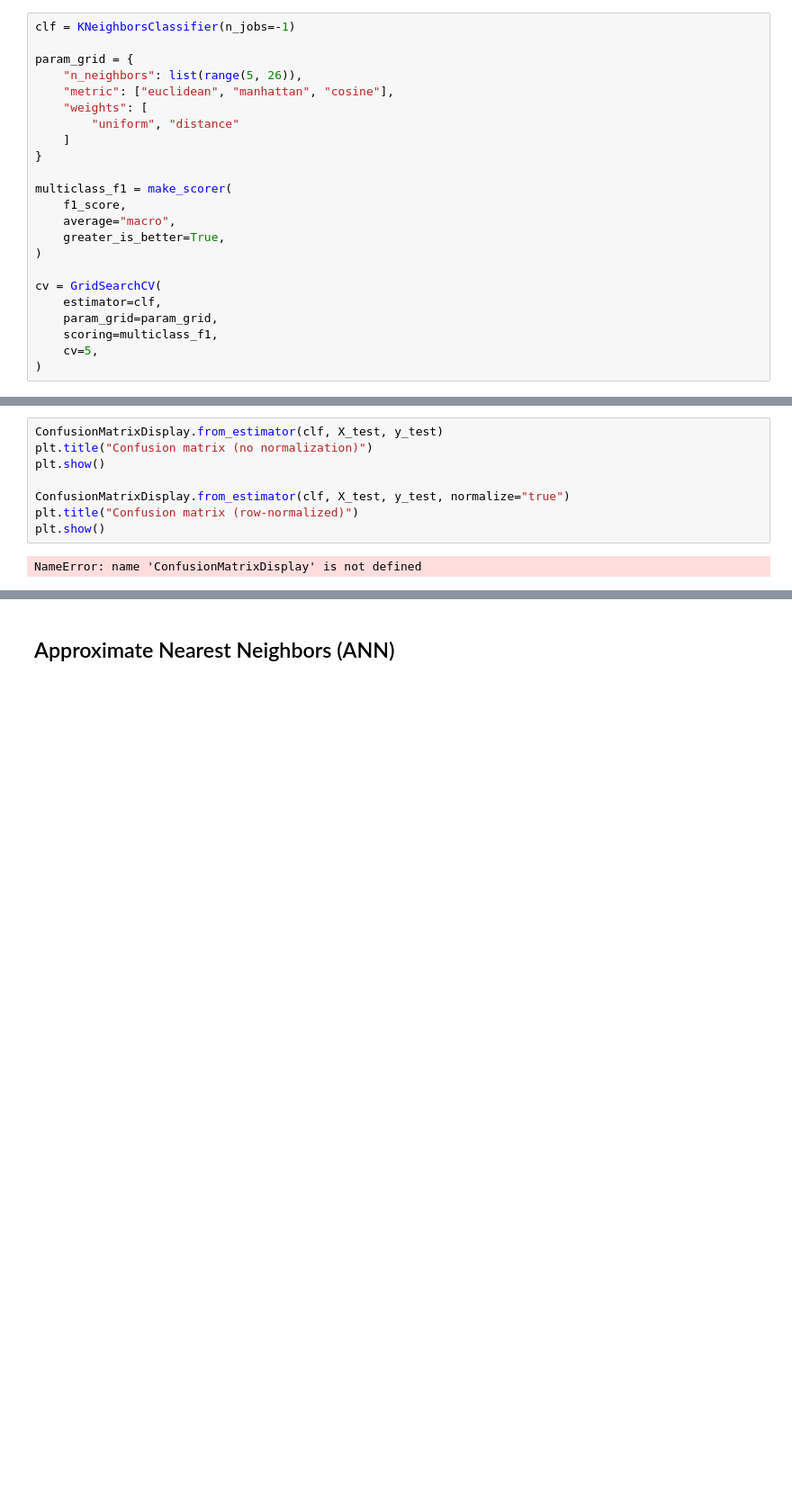
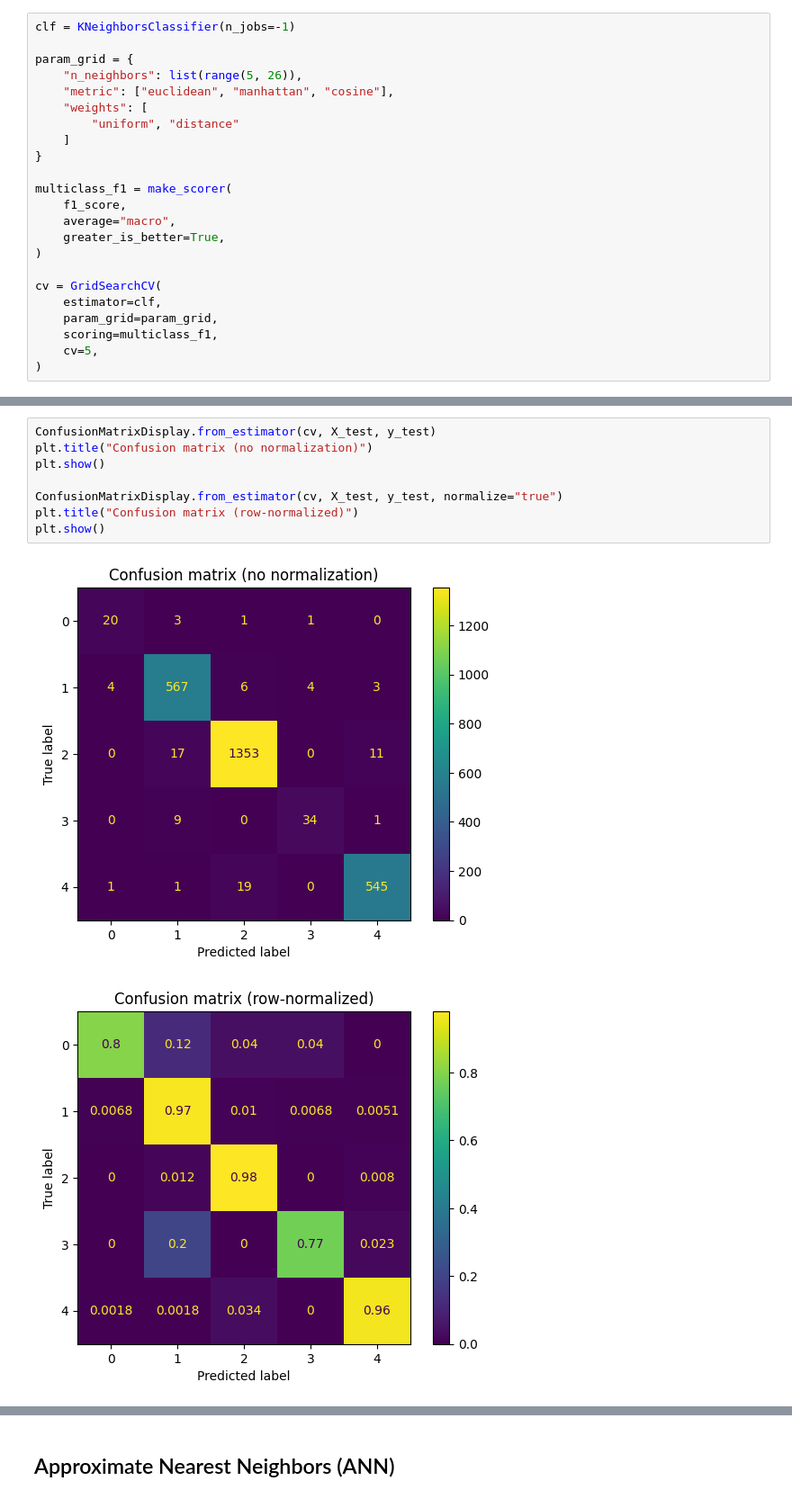
Before and after one commit to treska03/PUMY, a Jupyter notebook: lab2/notebook.ipynb, the cells around one changed output, grey strips where cells are left out. Shown: that part at 90% size. Drawn from its saved outputs; the diff is of its cells as text; blank space fills up the shorter version.

```diff
--- a/lab2/notebook.ipynb
+++ b/lab2/notebook.ipynb
@@ -316,12 +316,13 @@ GridSearchCV(cv=5, estimator=KNeighborsClassifier(n_jobs=-1),
                          'weights': ['uniform', 'distance']},
              scoring=make_scorer(f1_score, response_method='predict', average=macro))
 # %%
-ConfusionMatrixDisplay.from_estimator(clf, X_test, y_test)
+ConfusionMatrixDisplay.from_estimator(cv, X_test, y_test)
 plt.title("Confusion matrix (no normalization)")
 plt.show()
 
-ConfusionMatrixDisplay.from_estimator(clf, X_test, y_test, normalize="true")
+ConfusionMatrixDisplay.from_estimator(cv, X_test, y_test, normalize="true")
 plt.title("Confusion matrix (row-normalized)")
 plt.show()
 # %% [output]
-NameError: name 'ConfusionMatrixDisplay' is not defined
+[figure, added]
+[figure, added]
```
Also changed, not shown: parts of 31 cells of this notebook.
